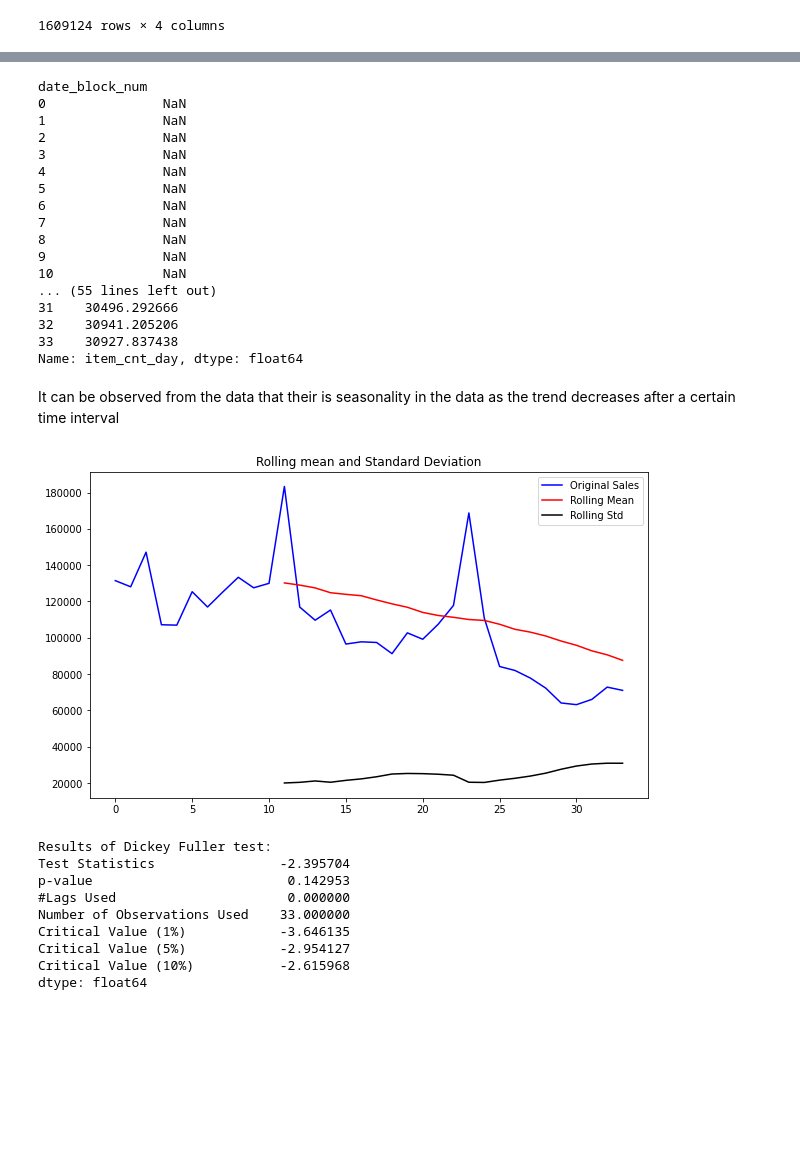
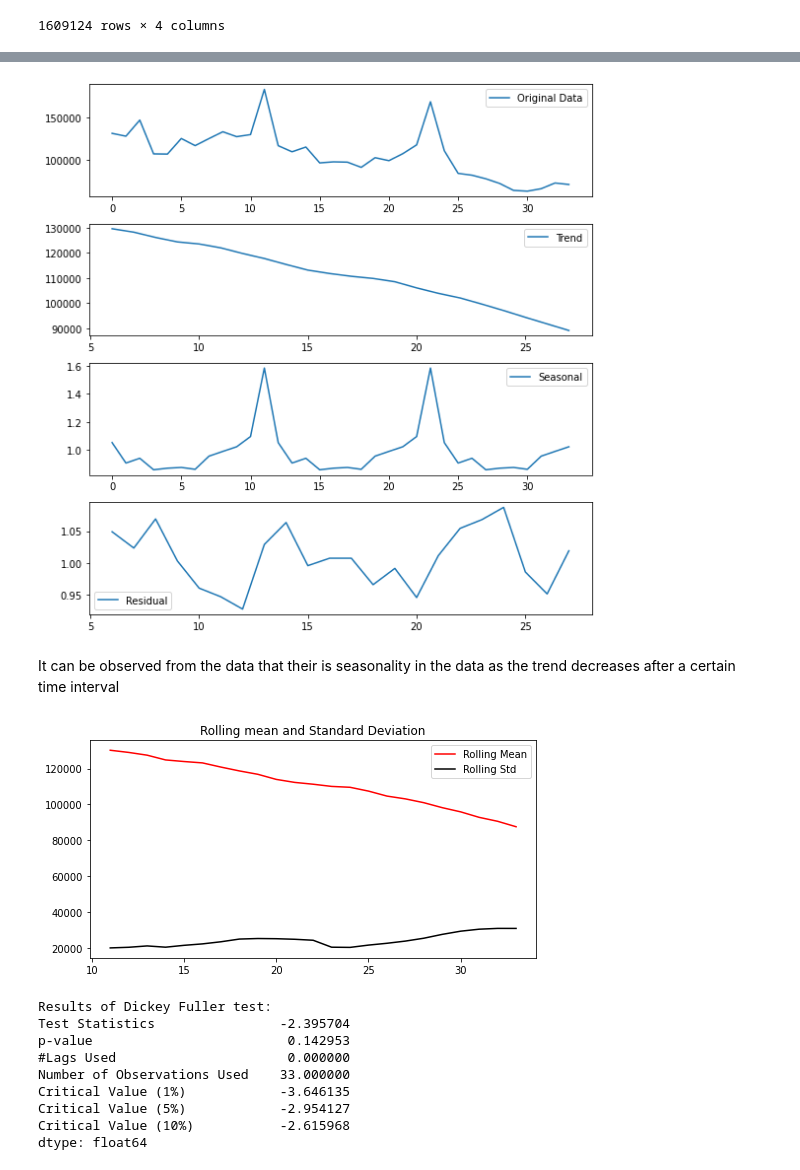
Before and after one commit to VallabhK/ExperimentsWithData, a Jupyter notebook: FutureSalesPrediction1CCompany.ipynb, the cells around one changed output, grey strips where cells are left out. Cells and saved outputs as stored; diff of their text form; code cells hidden in the pictures; blank space fills up the shorter version.

Commit message:
1. Added trend, seasonality and residual 2. Made changes to de-trend and deseasonalize data 3. Added ACF and PACF

```diff
--- a/FutureSalesPrediction1CCompany.ipynb
+++ b/FutureSalesPrediction1CCompany.ipynb
@@ -123,36 +116,47 @@ plt.plot(TotalSales);
+# %%
+decomposition = seasonal_decompose(TotalSales.values, freq=12,
+                                   model="multiplicative")
+
+trend = decomposition.trend
+seasonal = decomposition.seasonal
+residual = decomposition.resid
+
+plt.figure(figsize=(8,8))
+plt.subplot(411)
+plt.plot(TotalSales , label = 'Original Data')
+plt.legend(loc ='best')
+
+plt.subplot(412)
+plt.plot(trend , label = 'Trend')
+plt.legend(loc ='best')
+
+plt.subplot(413)
+plt.plot(seasonal , label = 'Seasonal')
+plt.legend(loc ='best')
+
+plt.subplot(414)
+plt.plot(residual , label = 'Residual')
+plt.legend(loc ='best')
+plt.tight_layout()
+# %% [output]
+[figure, added]
 # %%
 #Check whether the data is stationary
-rollingMean = TotalSales.rolling(window=12, center = False).mean() #The value of window is 12 because we are computing on a monthly basis
+rollingMean = TotalSales.rolling(window=12, center = False).mean()
+#The value of window is 12 because we are computing on a monthly basis
 rollingStd = TotalSales.rolling(window=12, center = False).std()
-print(rollingMean, rollingStd)
+#print(rollingMean, rollingStd)
-# %% [output]
-date_block_num
-0               NaN
-1               NaN
-2               NaN
-3               NaN
-4               NaN
-5               NaN
-6               NaN
-7               NaN
-8               NaN
-9               NaN
-10              NaN
-... (55 lines left out)
-31    30496.292666
-32    30941.205206
-33    30927.837438
-Name: item_cnt_day, dtype: float64
 # %% [markdown]
-It can be observed from the data that their is seasonality in the data as the trend decreases after a certain time interval
+It can be observed from the data that their is seasonality in the data as the trend decreases
+after a certain time interval
 # %%
-plt.figure(figsize=(10,6))
-originalSales = plt.plot(TotalSales , color= 'blue', label = 'Original Sales')
+plt.figure(figsize=(8,4))
+#originalSales = plt.plot(TotalSales , color= 'blue', label = 'Original Sales')
 mean = plt.plot(rollingMean, color = 'red', label = 'Rolling Mean')
 std = plt.plot(rollingStd, color = 'black', label ='Rolling Std')
 plt.legend(loc = 'best')
 plt.title('Rolling mean and Standard Deviation')
 plt.show(block =False)
 # %% [output]
-[figure, old version]
+[figure, new version]
 # %%
```
Also changed, not shown: parts of 19 cells of this notebook.
